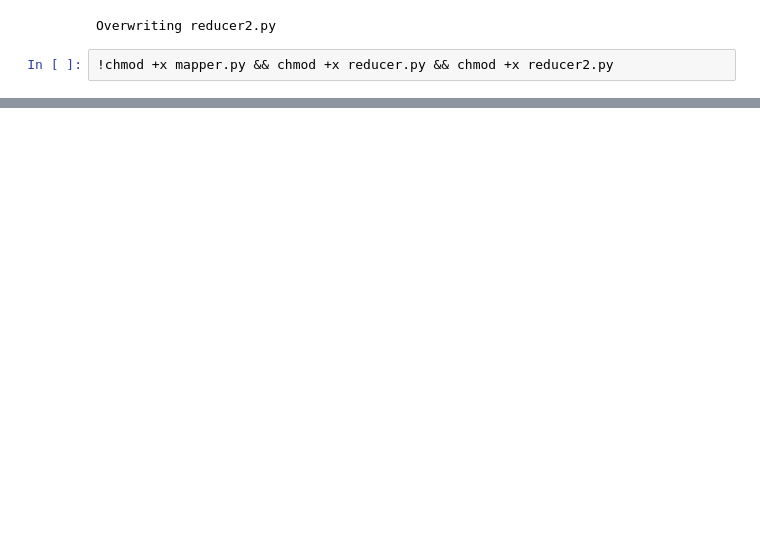
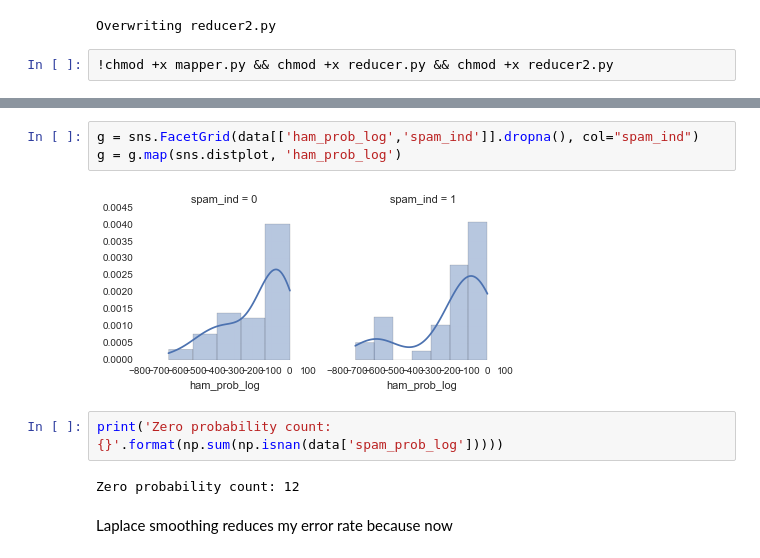
Before and after one commit to bshurick/ischool, a Jupyter notebook: ML at Scale/HW2/MIDS-W261-2015-HWK-Week02-Shurick.ipynb, the cells around one changed output, grey strips where cells are left out. Drawn from its saved outputs; the diff is of its cells as text; blank space fills up the shorter version.

```diff
--- a/ML at Scale/HW2/MIDS-W261-2015-HWK-Week02-Shurick.ipynb
+++ b/ML at Scale/HW2/MIDS-W261-2015-HWK-Week02-Shurick.ipynb
@@ -511,0 +784,11 @@ K0018 2003 12 18 GP     0       1
+# %%
+g = sns.FacetGrid(data[['ham_prob_log','spam_ind']].dropna(), col="spam_ind")
+g = g.map(sns.distplot, 'ham_prob_log')
+# %% [output]
+[figure, added]
+# %%
+print('Zero probability count: {}'.format(np.sum(np.isnan(data['spam_prob_log']))))
+# %% [output]
+Zero probability count: 12
+# %% [markdown]
+Laplace smoothing reduces my error rate because now
```
Also changed, not shown: parts of 36 cells of this notebook.
